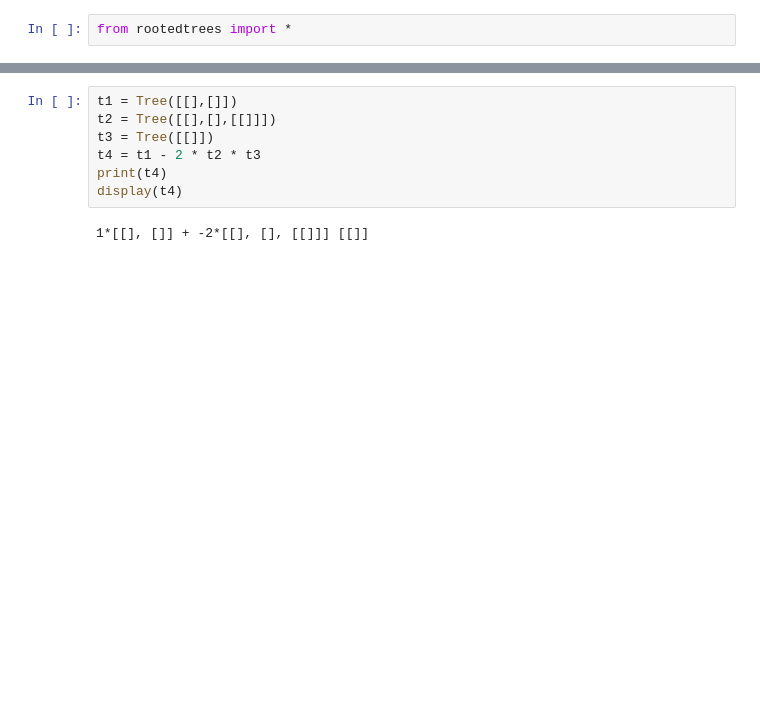
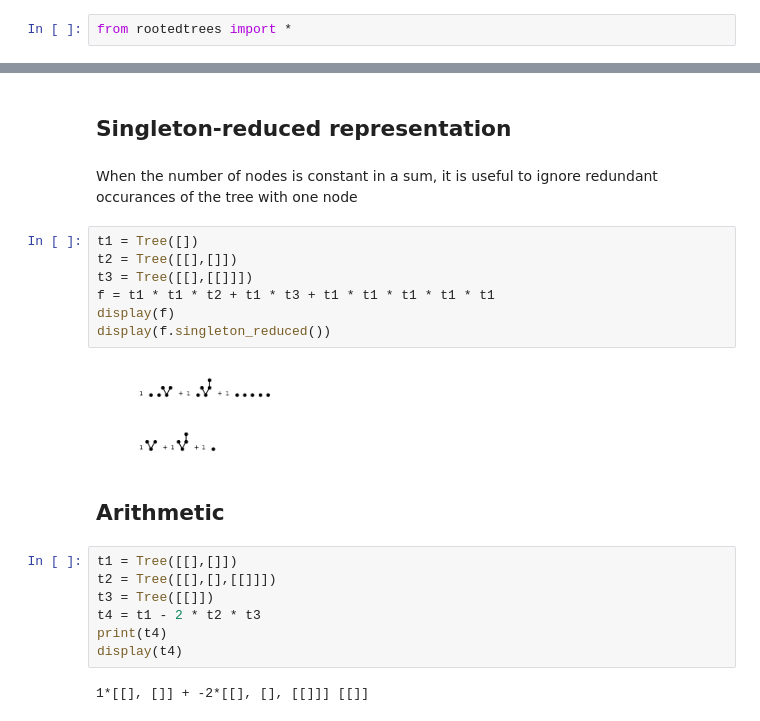
Before and after one commit to daniil-shmelev/kauri, a Jupyter notebook: example.ipynb, the cells around one changed output, grey strips where cells are left out. Saved outputs shown, nothing was run; the diff lists cells and outputs as text; blank space fills up the shorter version.

```diff
--- a/example.ipynb
+++ b/example.ipynb
@@ -3,3 +16,19 @@ from rootedtrees import *
+# %% [markdown]
+## Singleton-reduced representation
+# %% [markdown]
+When the number of nodes is constant in a sum, it is useful to ignore redundant occurances of the tree with one node
+# %%
+t1 = Tree([])
+t2 = Tree([[],[]])
+t3 = Tree([[],[[]]])
+f = t1 * t1 * t2 + t1 * t3 + t1 * t1 * t1 * t1 * t1
+display(f)
+display(f.singleton_reduced())
+# %% [output]
+[figure, added]
+[figure, added]
+# %% [markdown]
+## Arithmetic
 # %%
 t1 = Tree([[],[]])
 t2 = Tree([[],[],[[]]])
```
Also changed, not shown: parts of 5 cells of this notebook, 4 other files.
